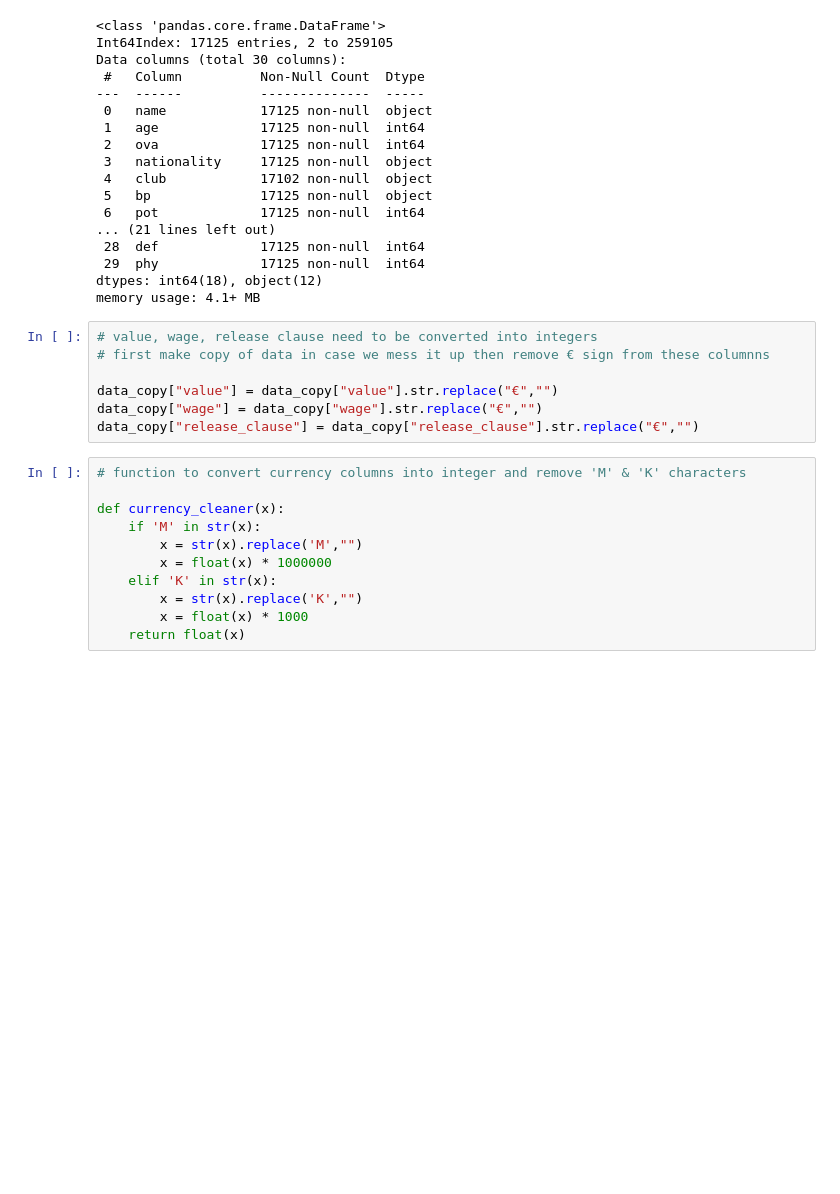
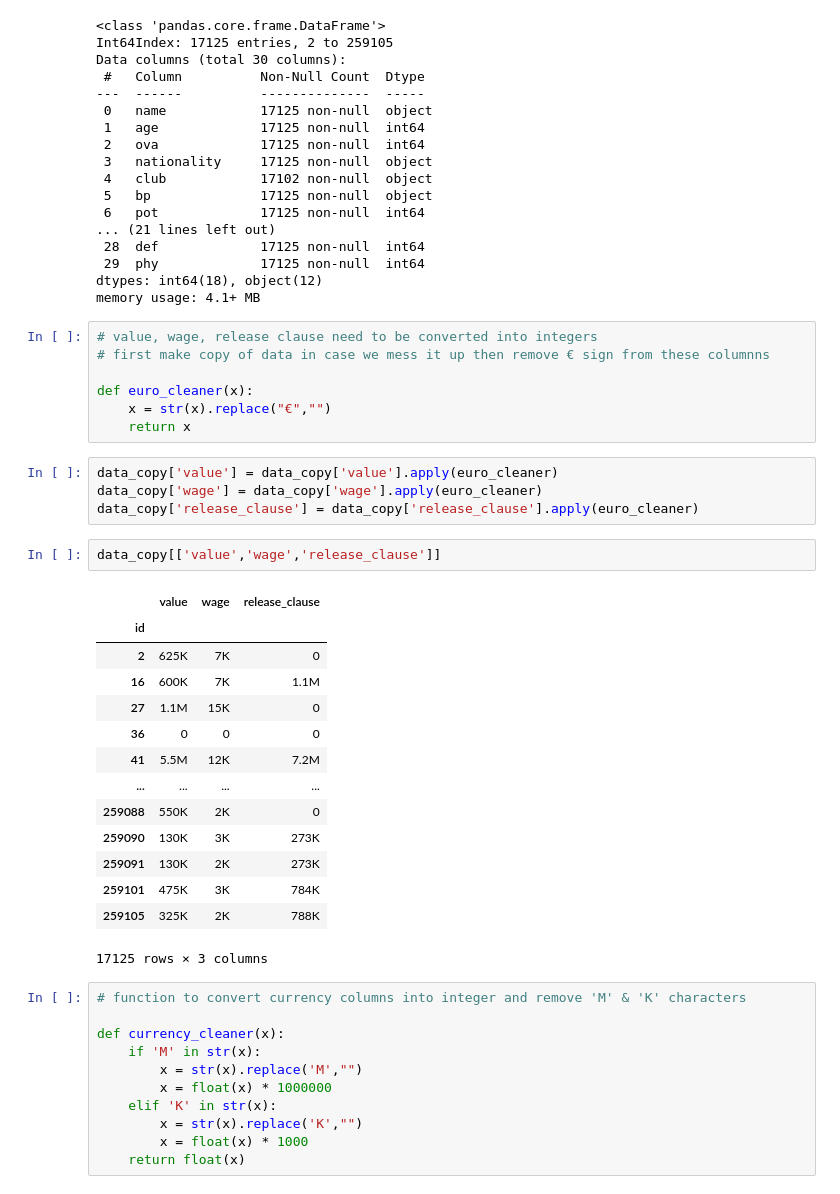
Before and after one commit to jack93g/FIFA-Moneyball-Project, a Jupyter notebook: fifa-linear-regression.ipynb, the cells around one changed output. Cells and saved outputs as stored; diff of their text form; blank space fills up the shorter version.

```diff
--- a/fifa-linear-regression.ipynb
+++ b/fifa-linear-regression.ipynb
@@ -104,9 +108,30 @@ memory usage: 4.1+ MB
 # value, wage, release clause need to be converted into integers
 # first make copy of data in case we mess it up then remove € sign from these columnns
 
-data_copy["value"] = data_copy["value"].str.replace("€","")
-data_copy["wage"] = data_copy["wage"].str.replace("€","")
-data_copy["release_clause"] = data_copy["release_clause"].str.replace("€","")
+def euro_cleaner(x):
+    x = str(x).replace("€","")
+    return x
+# %%
+data_copy['value'] = data_copy['value'].apply(euro_cleaner)
+data_copy['wage'] = data_copy['wage'].apply(euro_cleaner)
+data_copy['release_clause'] = data_copy['release_clause'].apply(euro_cleaner)
+# %%
+data_copy[['value','wage','release_clause']]
+# %% [output]
+|  | value | wage | release_clause |
+| id |  |  |  |
+| 2 | 625K | 7K | 0 |
+| 16 | 600K | 7K | 1.1M |
+| 27 | 1.1M | 15K | 0 |
+| 36 | 0 | 0 | 0 |
+| 41 | 5.5M | 12K | 7.2M |
+| ... | ... | ... | ... |
+| 259088 | 550K | 2K | 0 |
+| 259090 | 130K | 3K | 273K |
+| 259091 | 130K | 2K | 273K |
+| 259101 | 475K | 3K | 784K |
+| 259105 | 325K | 2K | 788K |
+17125 rows × 3 columns
 # %%
 # function to convert currency columns into integer and remove 'M' & 'K' characters
 
```
Also changed, not shown: parts of 23 cells of this notebook, 1 other file.
